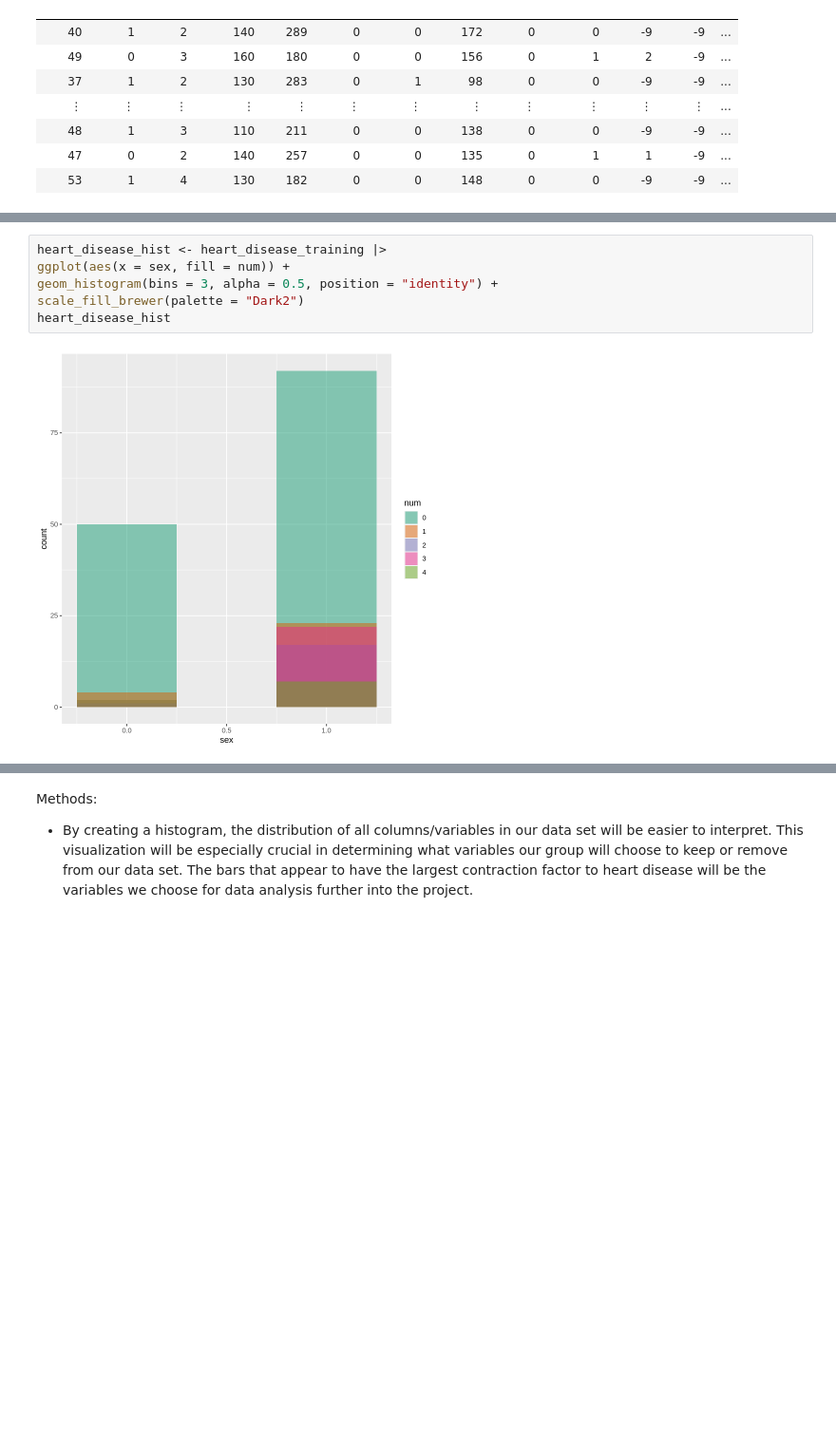
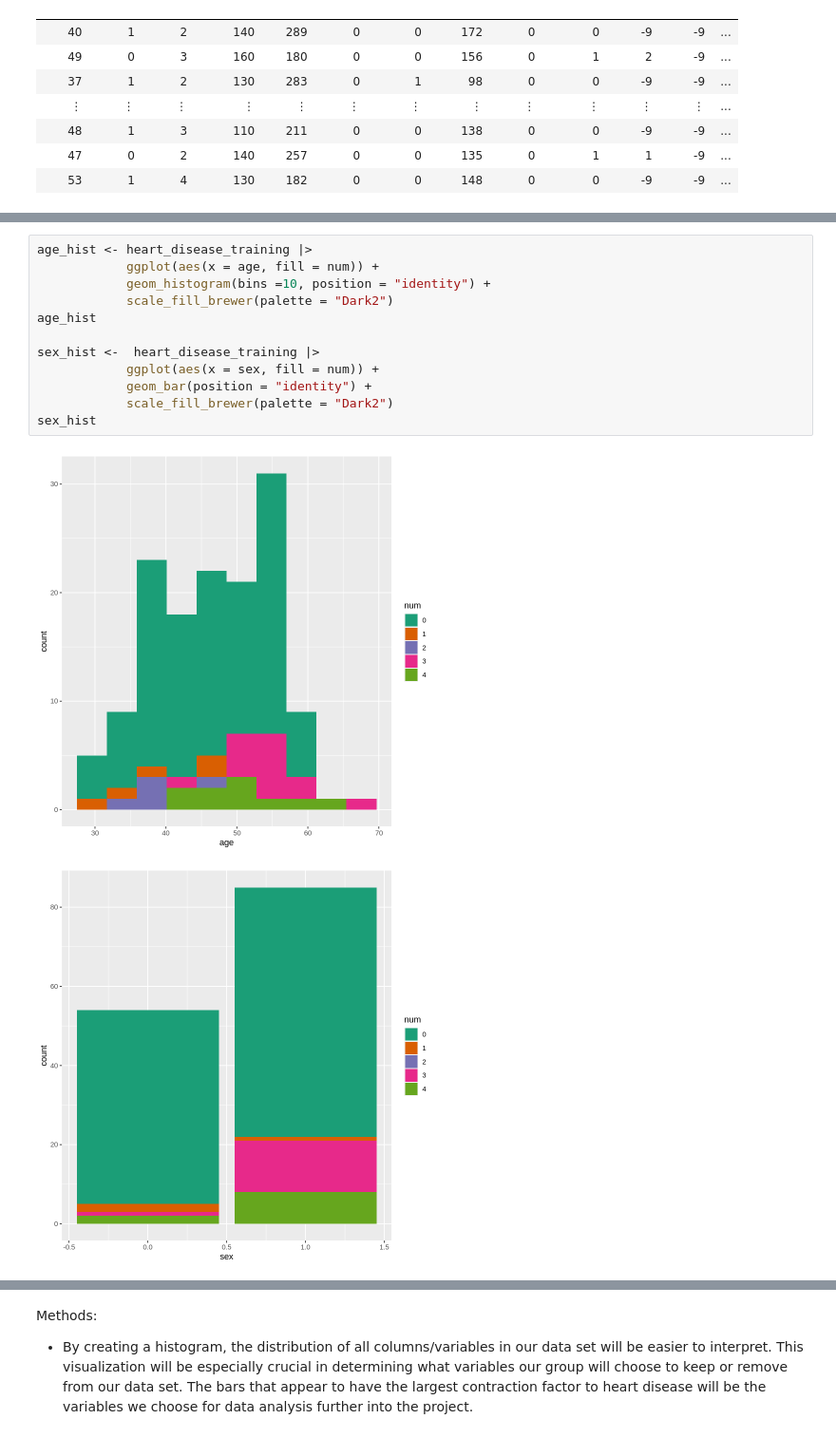
Before and after one commit to acorni02/dsci-100-2022w1-group-4, a Jupyter notebook: group_project_proposal.ipynb, the cells around one changed output, grey strips where cells are left out. Shown at 95% size. Drawn from its saved outputs; the diff is of its cells as text; blank space fills up the shorter version.

Commit message:
Made some additional visualizations
there are still some kinks to work out but I'm tired

```diff
--- a/group_project_proposal.ipynb
+++ b/group_project_proposal.ipynb
@@ -103,8 +85,15 @@ A tibble: 74 × 14
 # %%
-heart_disease_hist <- heart_disease_training |>
-ggplot(aes(x = sex, fill = num)) +
-geom_histogram(bins = 3, alpha = 0.5, position = "identity") +
-scale_fill_brewer(palette = "Dark2")
-heart_disease_hist
+age_hist <- heart_disease_training |>
+            ggplot(aes(x = age, fill = num)) +
+            geom_histogram(bins =10, position = "identity") +
+            scale_fill_brewer(palette = "Dark2")
+age_hist
+
+sex_hist <-  heart_disease_training |>
+            ggplot(aes(x = sex, fill = num)) +
+            geom_bar(position = "identity") +
+            scale_fill_brewer(palette = "Dark2")
+sex_hist
 # %% [output]
-[figure, old version]
+[figure, new version]
+[figure, added]
```
Also changed, not shown: parts of 4 cells of this notebook.
